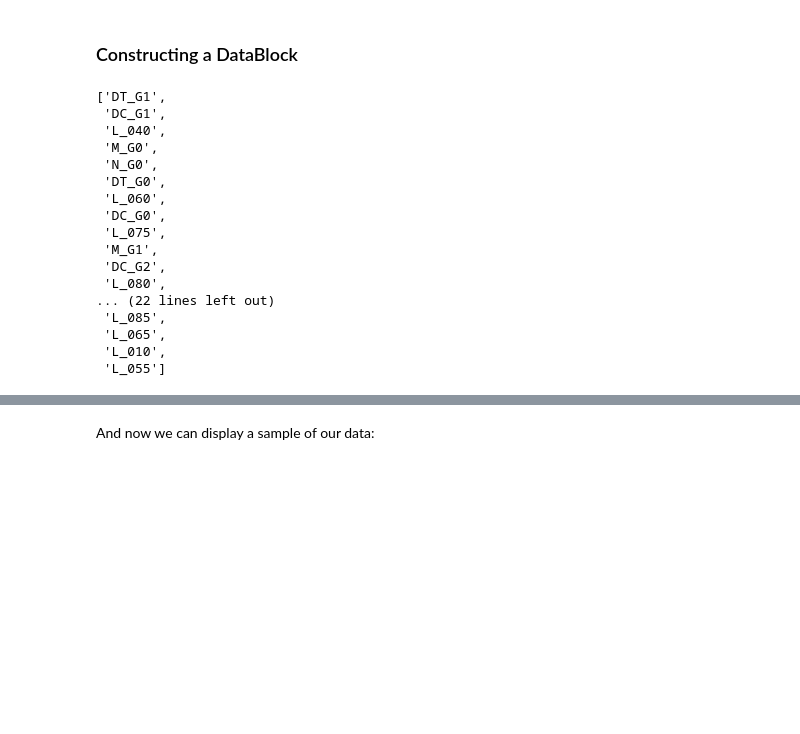
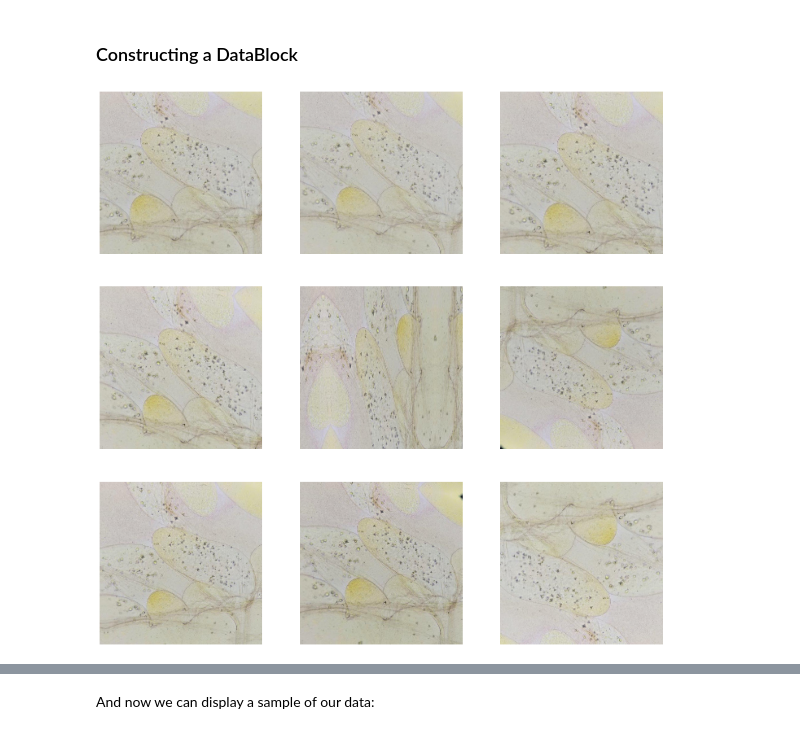
Before and after one commit to gabrielfreire08/ATSIA, a Jupyter notebook: atsia.ipynb, the cells around one changed output, grey strips where cells are left out. Drawn from its saved outputs; the diff is of its cells as text; code cells hidden in the pictures; blank space fills up the shorter version.

```diff
--- a/atsia.ipynb
+++ b/atsia.ipynb
@@ -120,35 +98,45 @@ metadata_csv.sample(3)
 # %% [markdown]
 ### Constructing a DataBlock
 # %%
-# check for mislabelled data
-b = []
+# # check for mislabelled data
+# b = []
 
-for i,v in enumerate(metadata_csv["labels"]):
-    a = v.split(" ")
-    for val in a:
-        if val not in b:
-            b.append(val)
-            if val == "N_G0.":
-                print(v)
-b
+# for i,v in enumerate(metadata_csv["labels"]):
+#     a = v.split(" ")
+#     for val in a:
+#         if val not in b:
+#             b.append(val)
+#             if val == "N_G0.":
+#                 print(v)
+# b
-# %% [output]
-['DT_G1',
- 'DC_G1',
- 'L_040',
- 'M_G0',
- 'N_G0',
- 'DT_G0',
- 'L_060',
- 'DC_G0',
- 'L_075',
- 'M_G1',
- 'DC_G2',
- 'L_080',
-... (22 lines left out)
- 'L_085',
- 'L_065',
- 'L_010',
- 'L_055']
+# %%
+img = PILImage(PILImage.create("TEST_IMAGE.png").resize((600,400)))
+timg = TensorImage(array(img)).permute(2,0,1).float()/255.
+def _batch_ex(bs): return TensorImage(timg[None].expand(bs, *timg.shape).clone())
+# %%
+tfms = aug_transforms(mult=1.0,
+                      do_flip=True,
+                      flip_vert=True,
+                      max_rotate=10.0,
+                      min_zoom=1.0,
+                      max_zoom=1.2,
+                      max_lighting=0.1,
+                      max_warp=0.1,
+                      p_affine=0.75,
+                      p_lighting=0.75,
+                      xtra_tfms=None,
+                      size=(200,200),
+                      mode='bilinear',
+                      pad_mode='reflection',
+                      align_corners=True,
+                      batch=False,
+                      min_scale=1.0)
+y = _batch_ex(9)
+for t in tfms: y = t(y, split_idx=0)
+_,axs = plt.subplots(3,3, figsize=(20,20))
+for i,ax in enumerate(axs.flatten()): show_image(y[i], ctx=ax)
+# %% [output]
+[figure, added]
 # %%
 def get_x(r): return Path(path["img"][organo], r['img_name'])
 def get_y(r): return r['labels'].split(' ')
```
Also changed, not shown: parts of 12 cells of this notebook, 2 other files.
